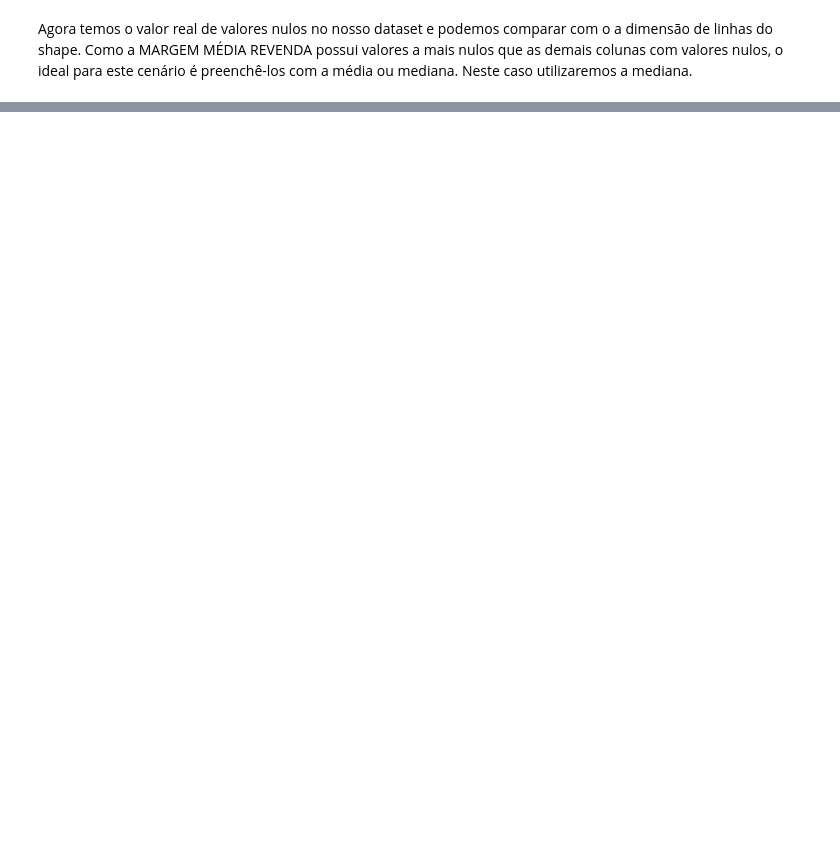
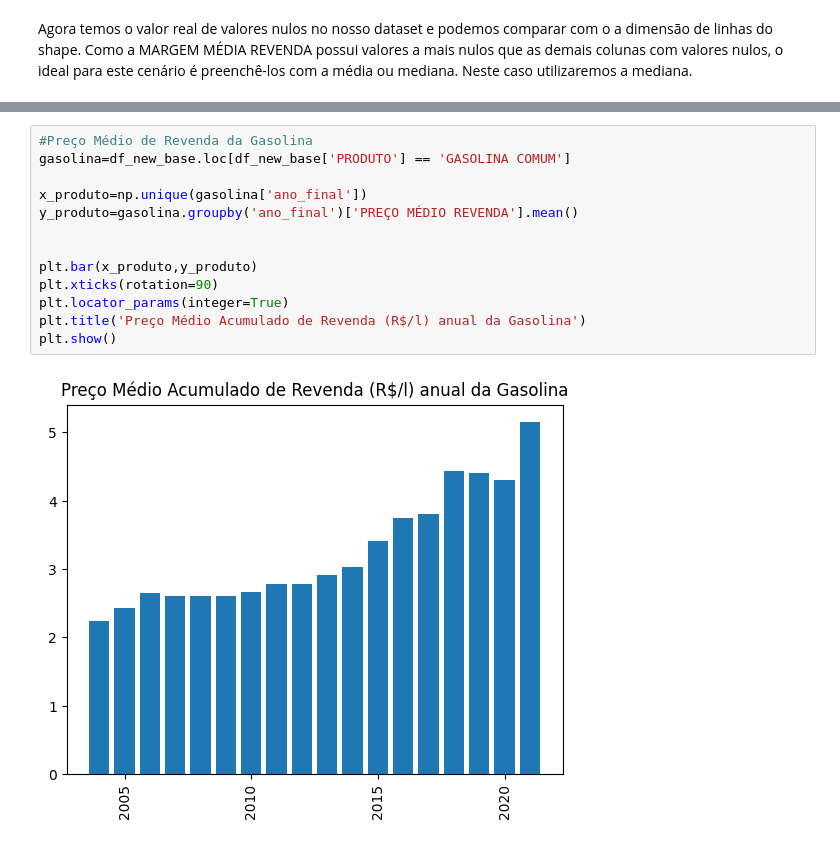
Before and after one commit to manusaleal/EDA_Projeto_Gas, a Jupyter notebook: EDA_Projeto_Gas.ipynb, the cells around one changed output, grey strips where cells are left out. Drawn from its saved outputs; the diff is of its cells as text; blank space fills up the shorter version.

```diff
--- a/EDA_Projeto_Gas.ipynb
+++ b/EDA_Projeto_Gas.ipynb
@@ -215,0 +224,15 @@ Name: PREÇO MÉDIO REVENDA, dtype: float64
+# %%
+#Preço Médio de Revenda da Gasolina
+gasolina=df_new_base.loc[df_new_base['PRODUTO'] == 'GASOLINA COMUM']
+
+x_produto=np.unique(gasolina['ano_final'])
+y_produto=gasolina.groupby('ano_final')['PREÇO MÉDIO REVENDA'].mean()
+
+
+plt.bar(x_produto,y_produto)
+plt.xticks(rotation=90)
+plt.locator_params(integer=True)
+plt.title('Preço Médio Acumulado de Revenda (R$/l) anual da Gasolina')
+plt.show()
+# %% [output]
+[figure, added]
```
Also changed, not shown: parts of 15 cells of this notebook.
